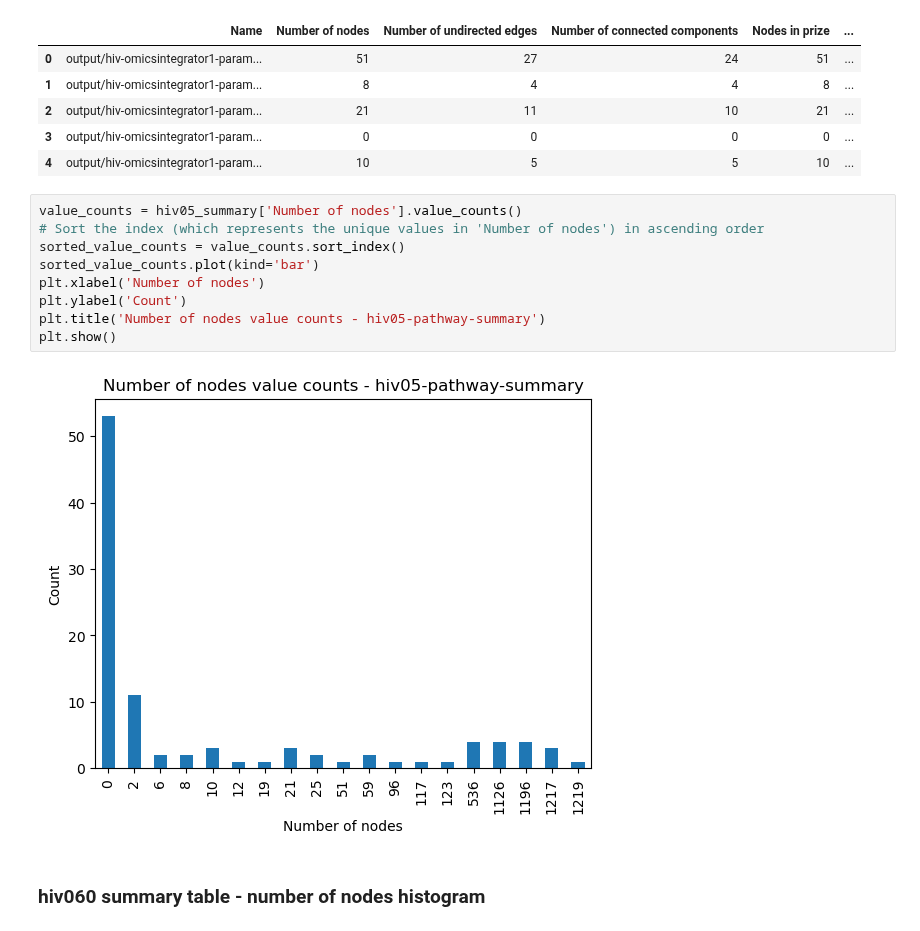
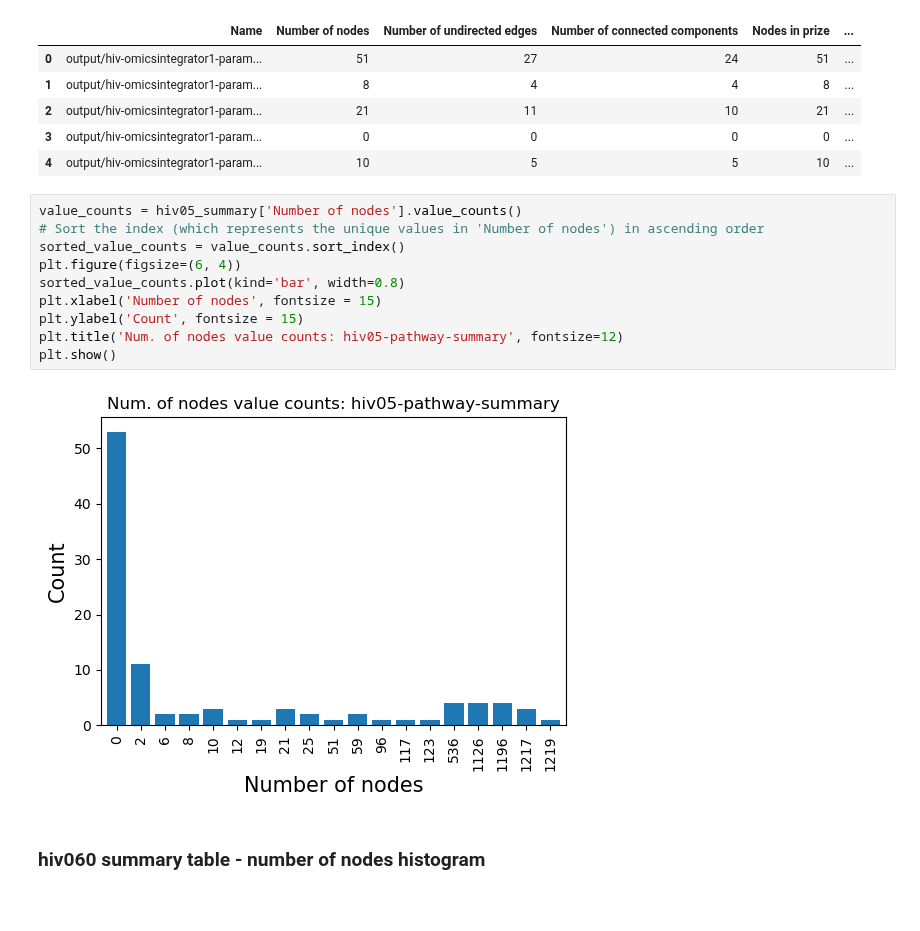
Before and after one commit to Reed-CompBio/spras-benchmarking, a Jupyter notebook: hiv-benchmarking/5_plot_num_nodes_summary_table.ipynb, the cells around one changed output. Saved outputs shown, nothing was run; the diff lists cells and outputs as text; blank space fills up the shorter version.

```diff
--- a/hiv-benchmarking/5_plot_num_nodes_summary_table.ipynb
+++ b/hiv-benchmarking/5_plot_num_nodes_summary_table.ipynb
@@ -17,14 +17,15 @@ hiv05_summary.head()
 # %%
 value_counts = hiv05_summary['Number of nodes'].value_counts()
 # Sort the index (which represents the unique values in 'Number of nodes') in ascending order
 sorted_value_counts = value_counts.sort_index()
-sorted_value_counts.plot(kind='bar')
-plt.xlabel('Number of nodes')
-plt.ylabel('Count')
-plt.title('Number of nodes value counts - hiv05-pathway-summary')
+plt.figure(figsize=(6, 4))
+sorted_value_counts.plot(kind='bar', width=0.8)
+plt.xlabel('Number of nodes', fontsize = 15)
+plt.ylabel('Count', fontsize = 15)
+plt.title('Num. of nodes value counts: hiv05-pathway-summary', fontsize=12)
 plt.show()
 # %% [output]
-[figure, old version]
+[figure, new version]
 # %% [markdown]
 ### hiv060 summary table - number of nodes histogram
 # %%
```
Also changed, not shown: parts of 1 cell of this notebook, 37 other files.
